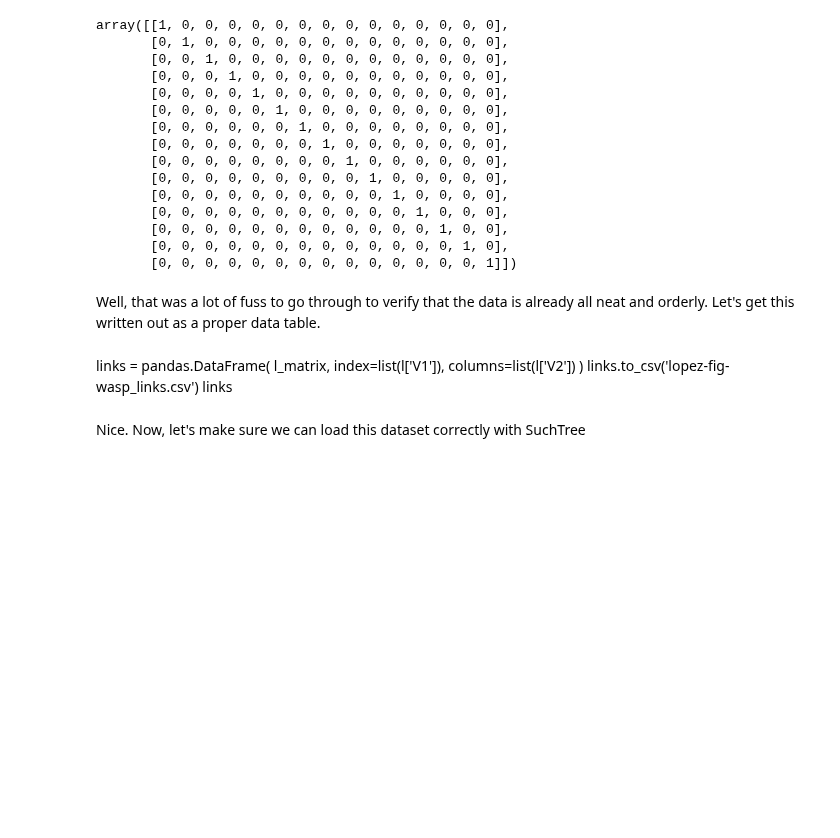
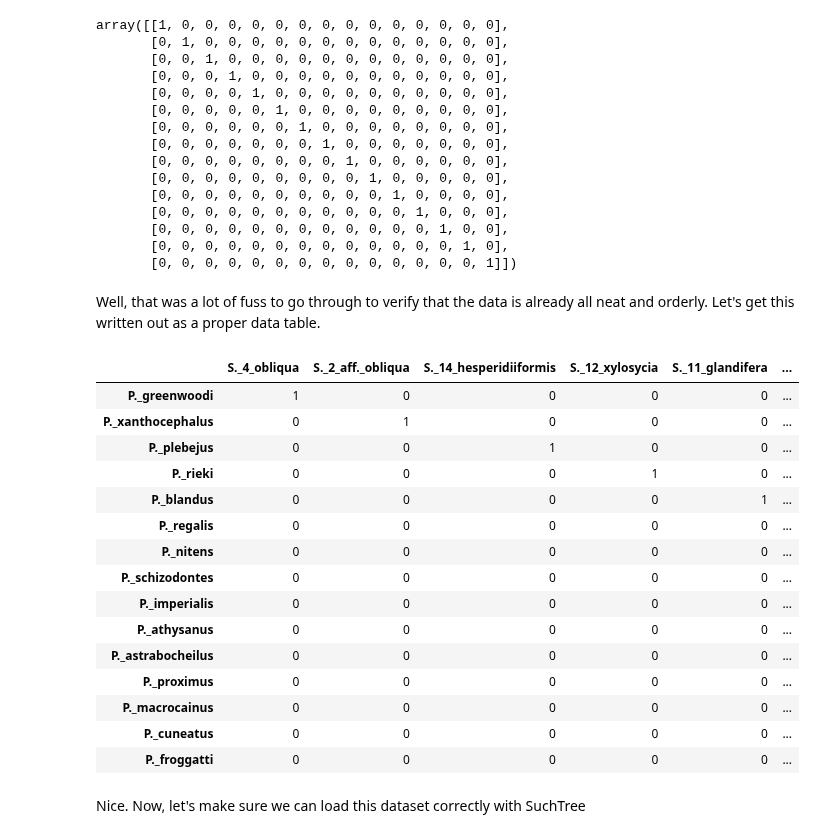
Before and after one commit to ryneches/SuchTree, a Jupyter notebook: data/plant-pollinators/lopez-fig-wasp/Lopez-Vaamonde.ipynb, the cells around one changed output. Cells and saved outputs as stored; diff of their text form; code cells hidden in the pictures; blank space fills up the shorter version.

```diff
--- a/data/plant-pollinators/lopez-fig-wasp/Lopez-Vaamonde.ipynb
+++ b/data/plant-pollinators/lopez-fig-wasp/Lopez-Vaamonde.ipynb
@@ -160,11 +157,28 @@ array([[1, 0, 0, 0, 0, 0, 0, 0, 0, 0, 0, 0, 0, 0, 0],
 # %% [markdown]
 Well, that was a lot of fuss to go through to verify that the data
 is already all neat and orderly. Let's get this written out as a proper data table.
-# %% [markdown]
-links = pandas.DataFrame( l_matrix, index=list(l['V1']),
-                                    columns=list(l['V2']) )
-links.to_csv('lopez-fig-wasp_links.csv')
-links
+# %%
+links = pandas.DataFrame( l_matrix, index=list(l['V1']),
+                                    columns=list(l['V2']) )
+links.to_csv('lopez-fig-wasp_links.csv')
+links
+# %% [output]
+|  | S._4_obliqua | S._2_aff._obliqua | S._14_hesperidiiformis | S._12_xylosycia | S._11_glandifera | ... |
+| P._greenwoodi | 1 | 0 | 0 | 0 | 0 | ... |
+| P._xanthocephalus | 0 | 1 | 0 | 0 | 0 | ... |
+| P._plebejus | 0 | 0 | 1 | 0 | 0 | ... |
+| P._rieki | 0 | 0 | 0 | 1 | 0 | ... |
+| P._blandus | 0 | 0 | 0 | 0 | 1 | ... |
+| P._regalis | 0 | 0 | 0 | 0 | 0 | ... |
+| P._nitens | 0 | 0 | 0 | 0 | 0 | ... |
+| P._schizodontes | 0 | 0 | 0 | 0 | 0 | ... |
+| P._imperialis | 0 | 0 | 0 | 0 | 0 | ... |
+| P._athysanus | 0 | 0 | 0 | 0 | 0 | ... |
+| P._astrabocheilus | 0 | 0 | 0 | 0 | 0 | ... |
+| P._proximus | 0 | 0 | 0 | 0 | 0 | ... |
+| P._macrocainus | 0 | 0 | 0 | 0 | 0 | ... |
+| P._cuneatus | 0 | 0 | 0 | 0 | 0 | ... |
+| P._froggatti | 0 | 0 | 0 | 0 | 0 | ... |
 # %% [markdown]
 Nice. Now, let's make sure we can load this dataset correctly with SuchTree
 # %%
```
Also changed, not shown: parts of 3 cells of this notebook, 7 other files.
